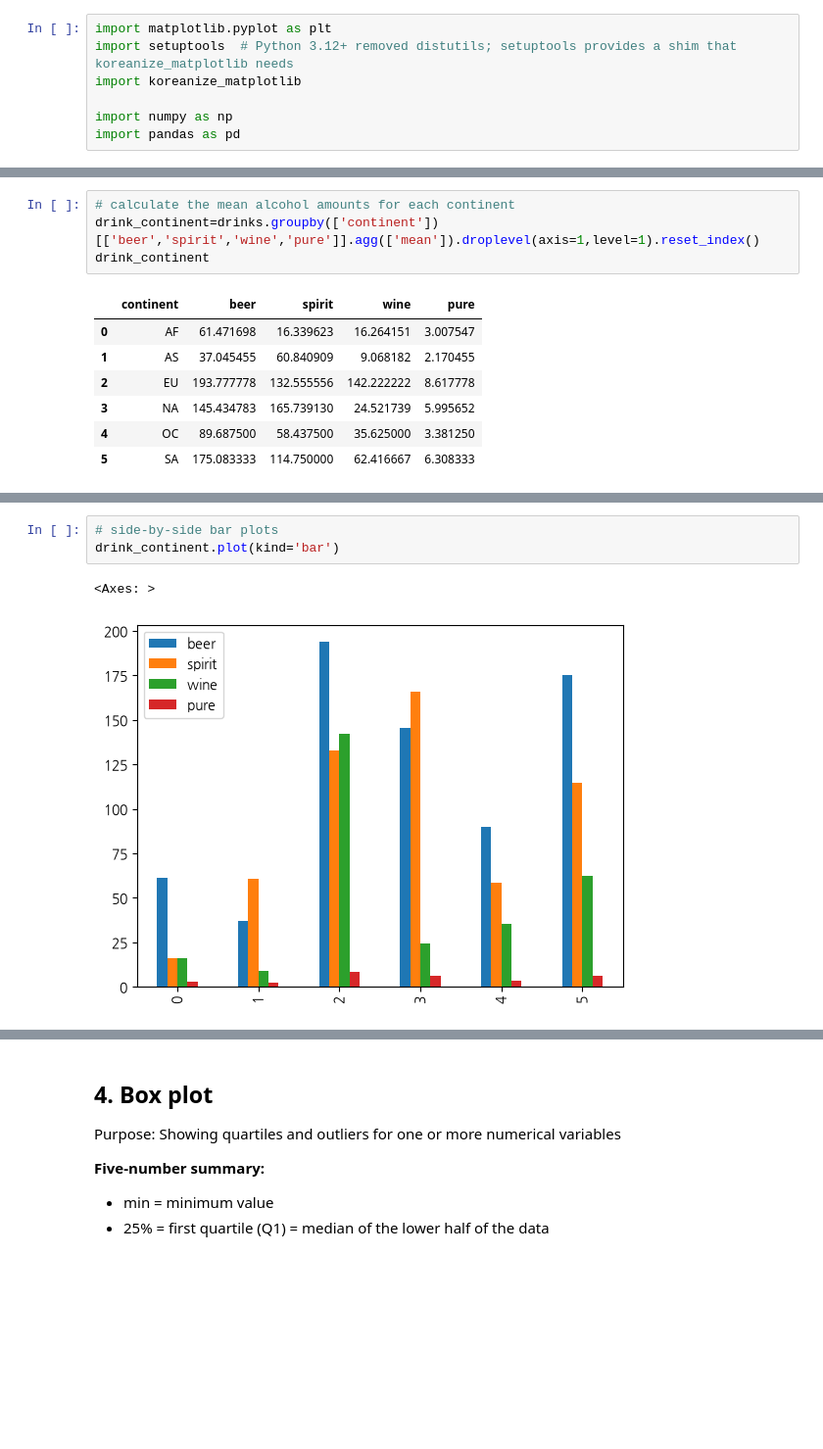
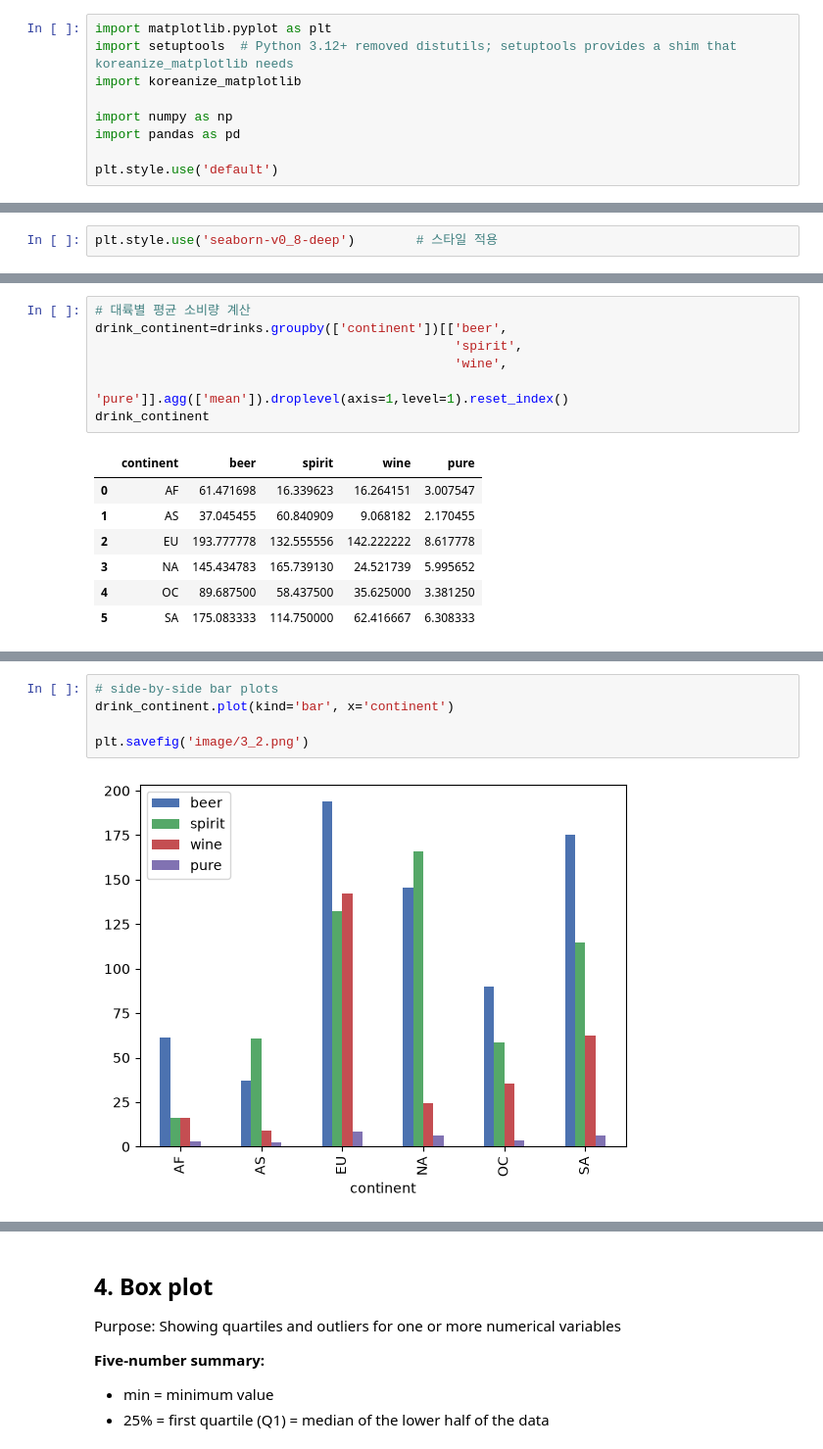
Before and after one commit to jslee-gses/code, a Jupyter notebook: lecture03_data_visualization/03_1_matplotlib.ipynb, the cells around one changed output, grey strips where cells are left out. Shown at 98% size. Cells and saved outputs as stored; diff of their text form; blank space fills up the shorter version.

```diff
--- a/lecture03_data_visualization/03_1_matplotlib.ipynb
+++ b/lecture03_data_visualization/03_1_matplotlib.ipynb
@@ -38,3 +24,5 @@ import koreanize_matplotlib
 
 import numpy as np
 import pandas as pd
+
+plt.style.use('default')
@@ -128,0 +96,2 @@ array([[<Axes: title={'center': 'beer'}>]], dtype=object)
+# %%
+plt.style.use('seaborn-v0_8-deep')        # 스타일 적용
@@ -266,6 +218,9 @@ drinks.continent.value_counts().plot(kind='bar')
 # %%
-# calculate the mean alcohol amounts for each continent
-drink_continent=drinks.groupby(['continent'])[['beer','spirit','wine','pure']].agg(['mean']).droplevel(axis=1,level=1).reset_index()
+# 대륙별 평균 소비량 계산
+drink_continent=drinks.groupby(['continent'])[['beer',
+                                               'spirit',
+                                               'wine',
+                                               'pure']].agg(['mean']).droplevel(axis=1,level=1).reset_index()
 drink_continent
 # %% [output]
 |  | continent | beer | spirit | wine | pure |
@@ -278,6 +242,7 @@ drink_continent
 # %%
 # side-by-side bar plots
-drink_continent.plot(kind='bar')
+drink_continent.plot(kind='bar', x='continent')
+
+plt.savefig('image/3_2.png')
 # %% [output]
-<Axes: >
-[figure, old version]
+[figure, new version]
```
Also changed, not shown: parts of 49 cells of this notebook.
